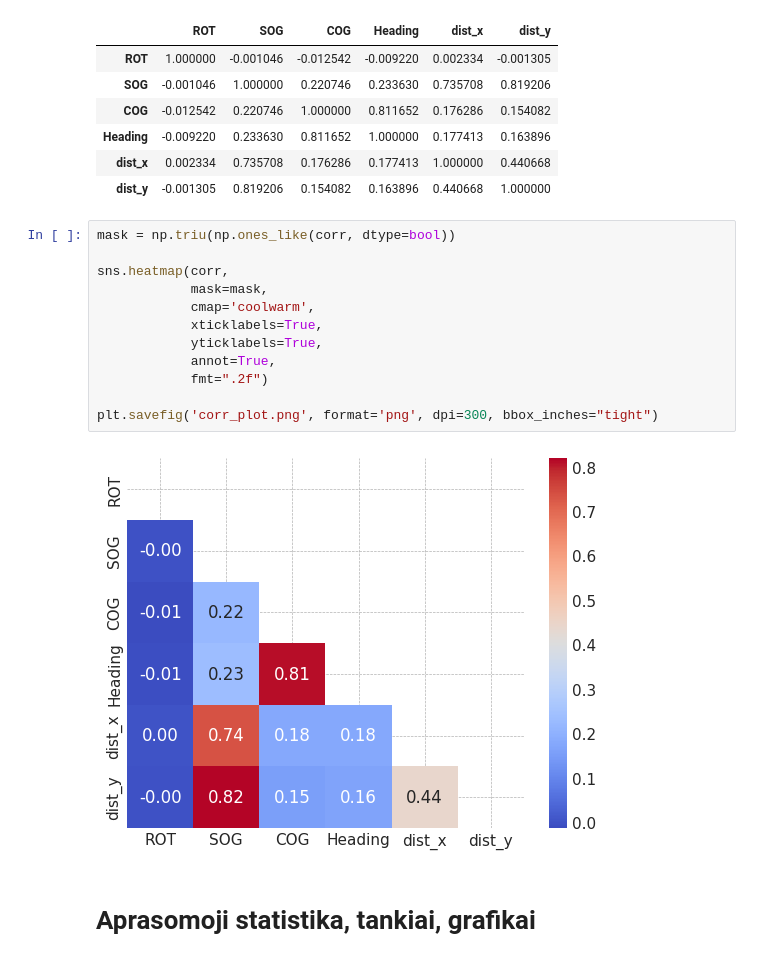
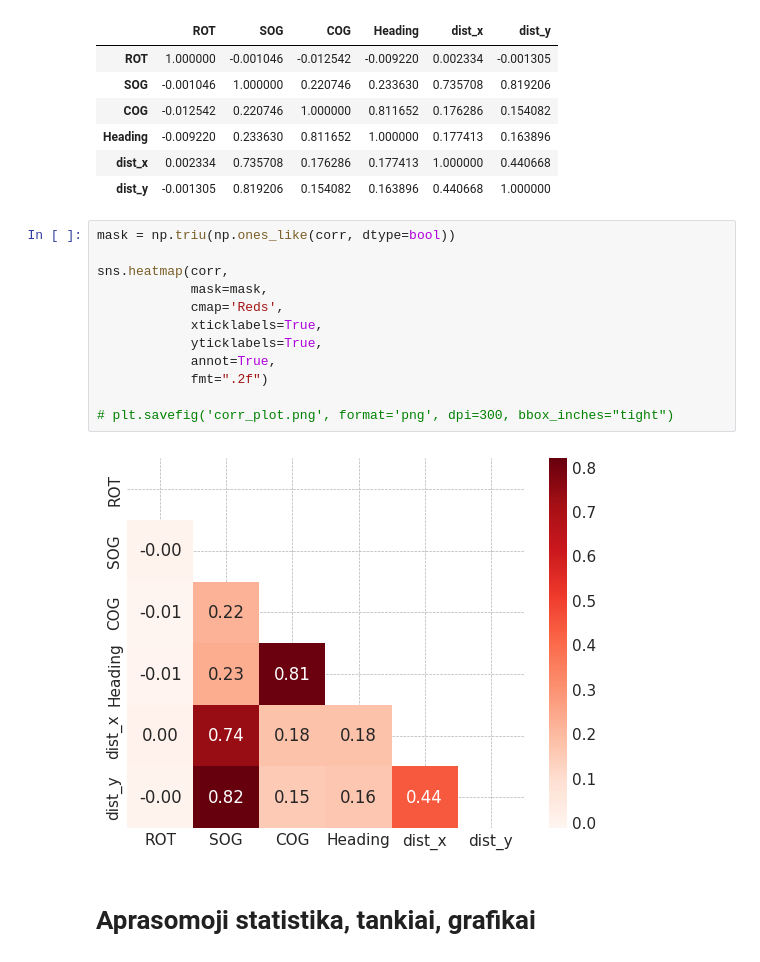
Before and after one commit to lukasjanusauskas/ais-duomenu-vizualizavimas, a Jupyter notebook: 1Lab.ipynb, the cells around one changed output. Cells and saved outputs as stored; diff of their text form.

```diff
--- a/1Lab.ipynb
+++ b/1Lab.ipynb
@@ -425,17 +425,17 @@ corr
 # %%
 mask = np.triu(np.ones_like(corr, dtype=bool))
 
 sns.heatmap(corr,
             mask=mask,
-            cmap='coolwarm',
+            cmap='Reds',
             xticklabels=True,
             yticklabels=True,
             annot=True,
             fmt=".2f")
 
-plt.savefig('corr_plot.png', format='png', dpi=300, bbox_inches="tight")
+# plt.savefig('corr_plot.png', format='png', dpi=300, bbox_inches="tight")
 # %% [output]
-[figure, old version]
+[figure, new version]
 # %% [markdown]
 # Aprasomoji statistika, tankiai, grafikai
 # %% [markdown]
```
